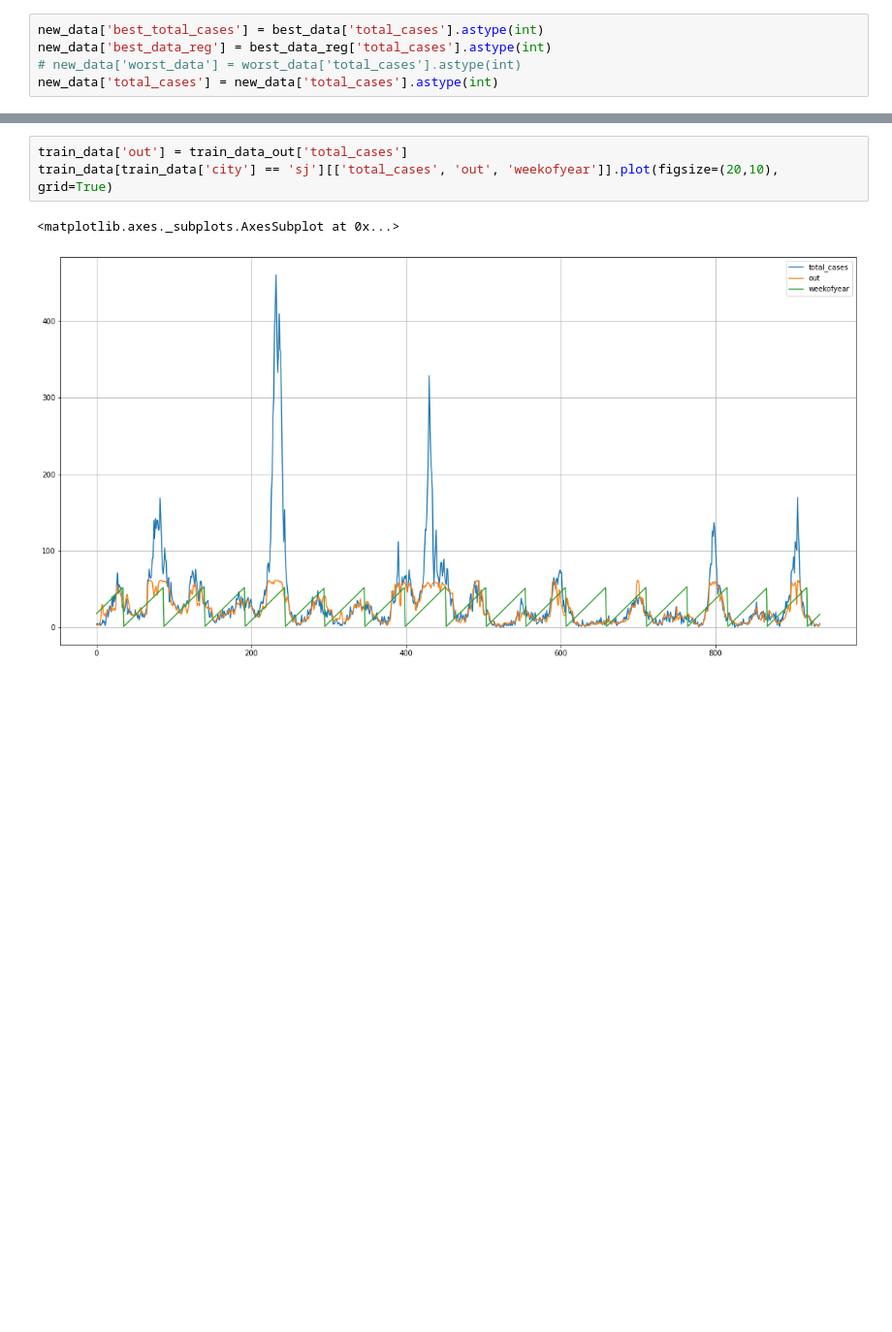
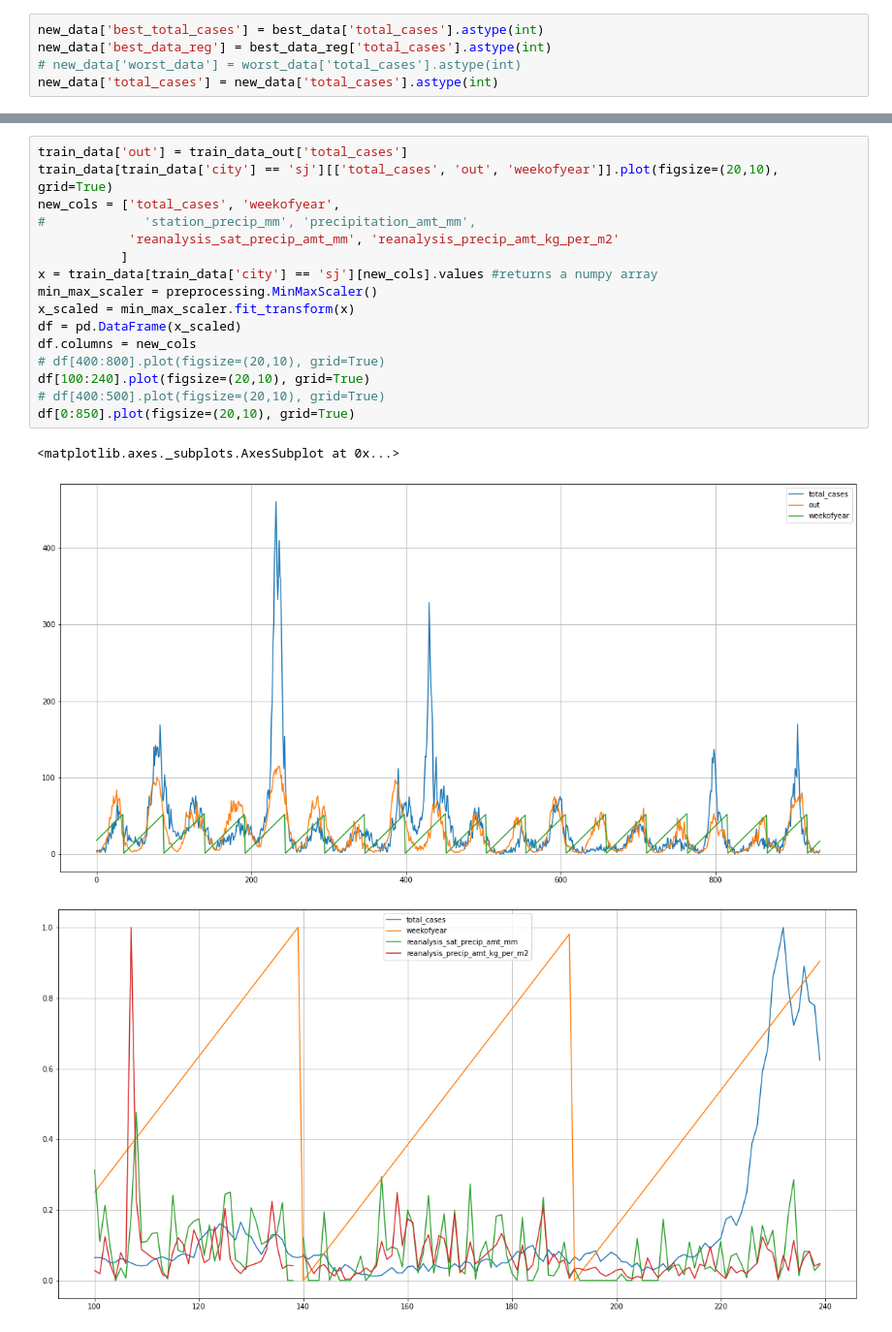
Before and after one commit to burnpiro/dengai-predicting-disease-spread, a Jupyter notebook: Compare total results.ipynb, the cells around one changed output, grey strips where cells are left out. Shown at 97% size. Drawn from its saved outputs; the diff is of its cells as text; blank space fills up the shorter version.

```diff
--- a/Compare total results.ipynb
+++ b/Compare total results.ipynb
@@ -43,6 +59,20 @@ new_data[new_data['city'] == 'iq'].plot(figsize=(20,10), grid=True)
-# %%
-train_data['out'] = train_data_out['total_cases']
-train_data[train_data['city'] == 'sj'][['total_cases', 'out', 'weekofyear']].plot(figsize=(20,10), grid=True)
-# %% [output]
-<matplotlib.axes._subplots.AxesSubplot at 0x...>
-[figure, removed]
+# %%
+train_data['out'] = train_data_out['total_cases']
+train_data[train_data['city'] == 'sj'][['total_cases', 'out', 'weekofyear']].plot(figsize=(20,10), grid=True)
+new_cols = ['total_cases', 'weekofyear',
+#             'station_precip_mm', 'precipitation_amt_mm',
+            'reanalysis_sat_precip_amt_mm', 'reanalysis_precip_amt_kg_per_m2'
+           ]
+x = train_data[train_data['city'] == 'sj'][new_cols].values #returns a numpy array
+min_max_scaler = preprocessing.MinMaxScaler()
+x_scaled = min_max_scaler.fit_transform(x)
+df = pd.DataFrame(x_scaled)
+df.columns = new_cols
+# df[400:800].plot(figsize=(20,10), grid=True)
+df[100:240].plot(figsize=(20,10), grid=True)
+# df[400:500].plot(figsize=(20,10), grid=True)
+df[0:850].plot(figsize=(20,10), grid=True)
+# %% [output]
+<matplotlib.axes._subplots.AxesSubplot at 0x...>
+[figure, added]
+[figure, added]
```
Also changed, not shown: parts of 8 cells of this notebook, 3 other files.
